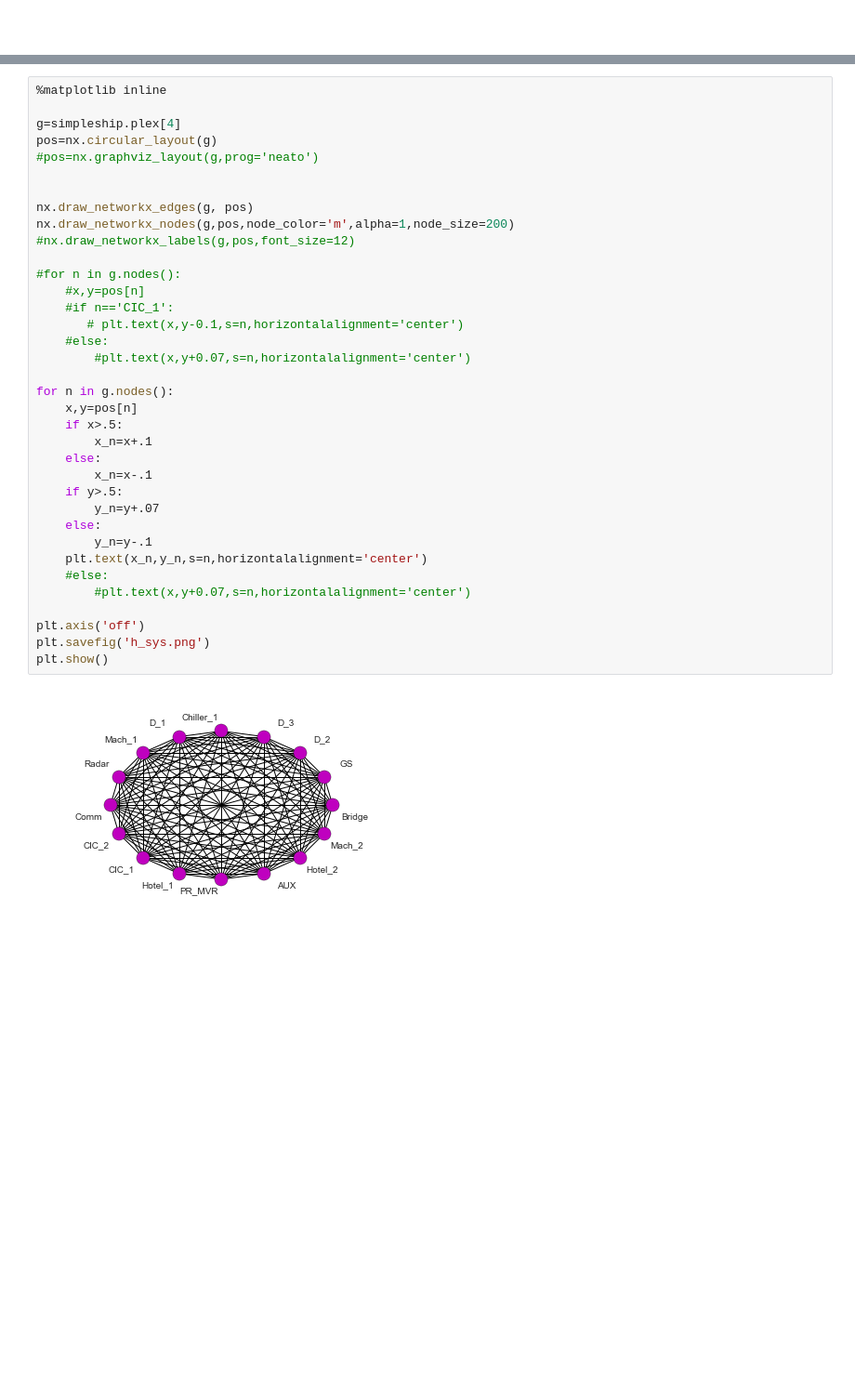
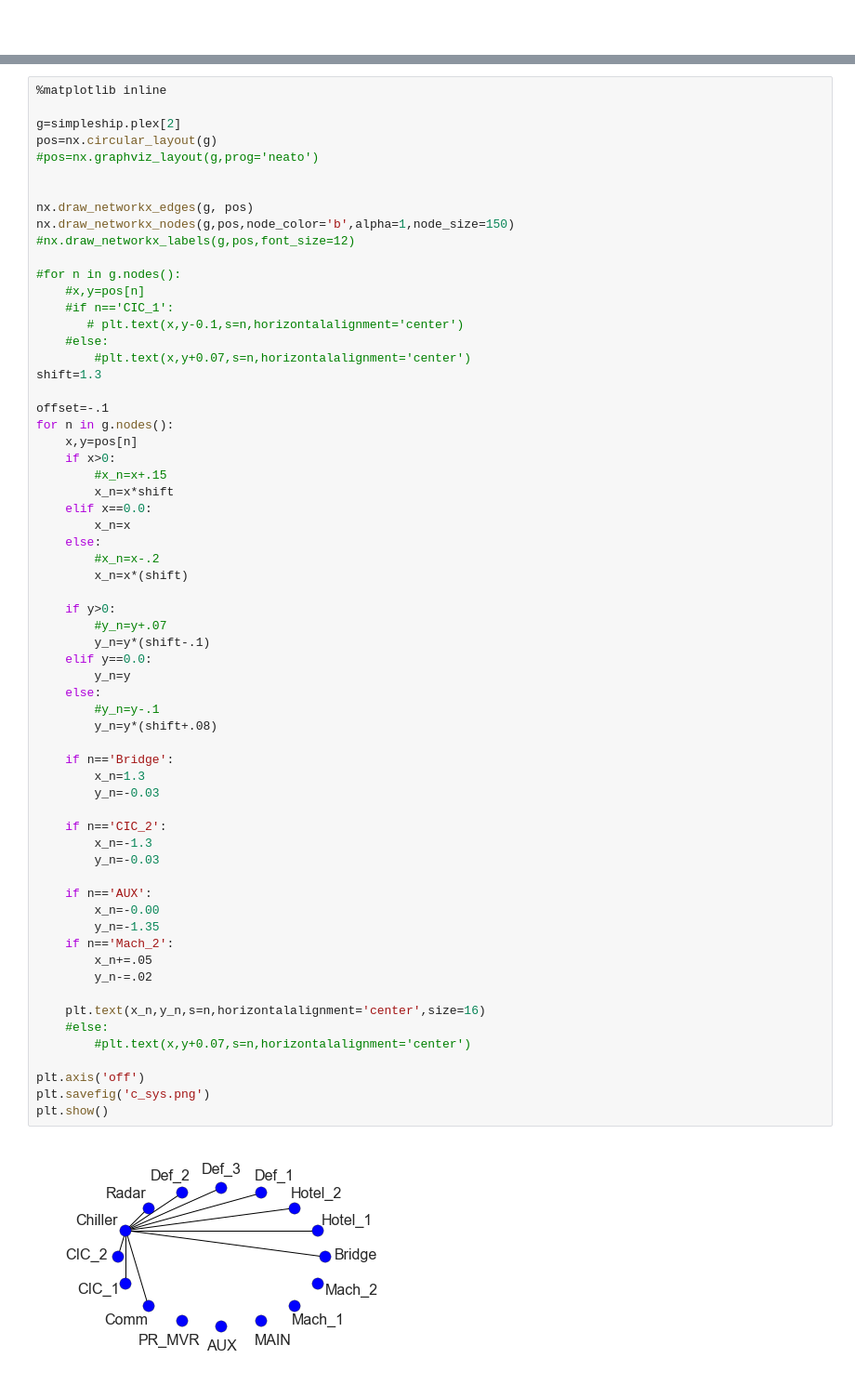
Before and after one commit to colinsh21/Python, a Jupyter notebook: ipython/ShipNET/complexity_sweep_rand.ipynb, the cells around one changed output, grey strips where cells are left out. Shown at 93% size. Saved outputs shown, nothing was run; the diff lists cells and outputs as text; blank space fills up the shorter version.

```diff
--- a/ipython/ShipNET/complexity_sweep_rand.ipynb
+++ b/ipython/ShipNET/complexity_sweep_rand.ipynb
@@ -753,40 +695,67 @@ for n1 in simpleship.global_node:
 # %%
 %matplotlib inline
 
-g=simpleship.plex[4]
+g=simpleship.plex[2]
 pos=nx.circular_layout(g)
 #pos=nx.graphviz_layout(g,prog='neato')
 
 
 nx.draw_networkx_edges(g, pos)
-nx.draw_networkx_nodes(g,pos,node_color='m',alpha=1,node_size=200)
+nx.draw_networkx_nodes(g,pos,node_color='b',alpha=1,node_size=150)
 #nx.draw_networkx_labels(g,pos,font_size=12)
 
 #for n in g.nodes():
     #x,y=pos[n]
     #if n=='CIC_1':
        # plt.text(x,y-0.1,s=n,horizontalalignment='center')
     #else:
         #plt.text(x,y+0.07,s=n,horizontalalignment='center')
+shift=1.3
 
+offset=-.1
 for n in g.nodes():
     x,y=pos[n]
-    if x>.5:
-        x_n=x+.1
+    if x>0:
+        #x_n=x+.15
+        x_n=x*shift
+    elif x==0.0:
+        x_n=x
     else:
-        x_n=x-.1
-    if y>.5:
-        y_n=y+.07
+        #x_n=x-.2
+        x_n=x*(shift)
+
+    if y>0:
+        #y_n=y+.07
+        y_n=y*(shift-.1)
+    elif y==0.0:
+        y_n=y
     else:
-        y_n=y-.1
-    plt.text(x_n,y_n,s=n,horizontalalignment='center')
+        #y_n=y-.1
+        y_n=y*(shift+.08)
+
+    if n=='Bridge':
+        x_n=1.3
+        y_n=-0.03
+
+    if n=='CIC_2':
+        x_n=-1.3
+        y_n=-0.03
+
+    if n=='AUX':
+        x_n=-0.00
+        y_n=-1.35
+    if n=='Mach_2':
+        x_n+=.05
+        y_n-=.02
+
+    plt.text(x_n,y_n,s=n,horizontalalignment='center',size=16)
     #else:
         #plt.text(x,y+0.07,s=n,horizontalalignment='center')
 
 plt.axis('off')
-plt.savefig('h_sys.png')
+plt.savefig('c_sys.png')
 plt.show()
 # %% [output]
-[figure, old version]
+[figure, new version]
 # %%
 simpleship.plex[0].nodes()
```
Also changed, not shown: parts of 14 cells of this notebook, 35 other files.
